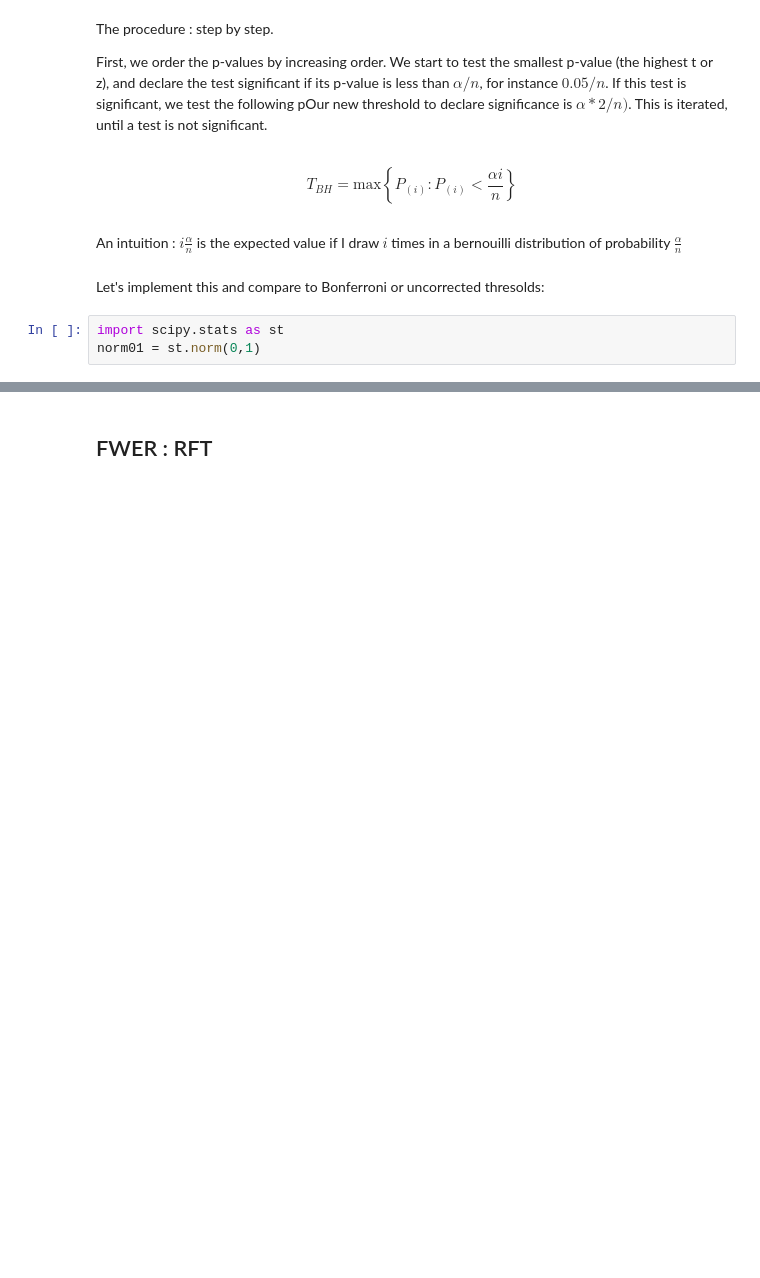
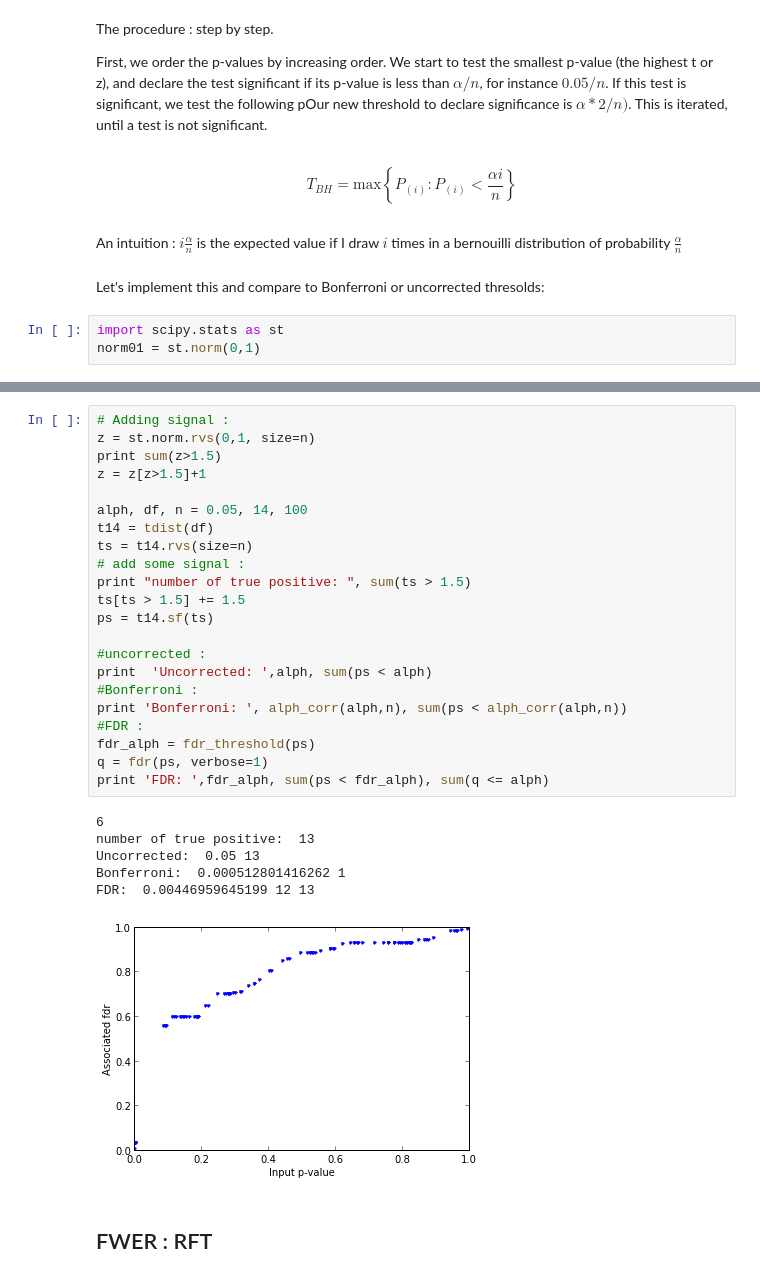
Before and after one commit to jbpoline/bayfmri, a Jupyter notebook: notebooks/Multiple_comparison.ipynb, the cells around one changed output, grey strips where cells are left out. Drawn from its saved outputs; the diff is of its cells as text; blank space fills up the shorter version.

```diff
--- a/notebooks/Multiple_comparison.ipynb
+++ b/notebooks/Multiple_comparison.ipynb
@@ -179,2 +223,31 @@ efp, sorted_z, sorted_fdr = fdrcurve(z)
+# %%
+# Adding signal :
+z = st.norm.rvs(0,1, size=n)
+print sum(z>1.5)
+z = z[z>1.5]+1
+
+alph, df, n = 0.05, 14, 100
+t14 = tdist(df)
+ts = t14.rvs(size=n)
+# add some signal :
+print "number of true positive: ", sum(ts > 1.5)
+ts[ts > 1.5] += 1.5
+ps = t14.sf(ts)
+
+#uncorrected :
+print  'Uncorrected: ',alph, sum(ps < alph)
+#Bonferroni :
+print 'Bonferroni: ', alph_corr(alph,n), sum(ps < alph_corr(alph,n))
+#FDR :
+fdr_alph = fdr_threshold(ps)
+q = fdr(ps, verbose=1)
+print 'FDR: ',fdr_alph, sum(ps < fdr_alph), sum(q <= alph)
+# %% [output]
+6
+number of true positive:  13
+Uncorrected:  0.05 13
+Bonferroni:  0.000512801416262 1
+FDR:  0.00446959645199 12 13
+[figure, added]
 # %% [markdown]
 ## FWER : RFT
```
Also changed, not shown: parts of 11 cells of this notebook.
